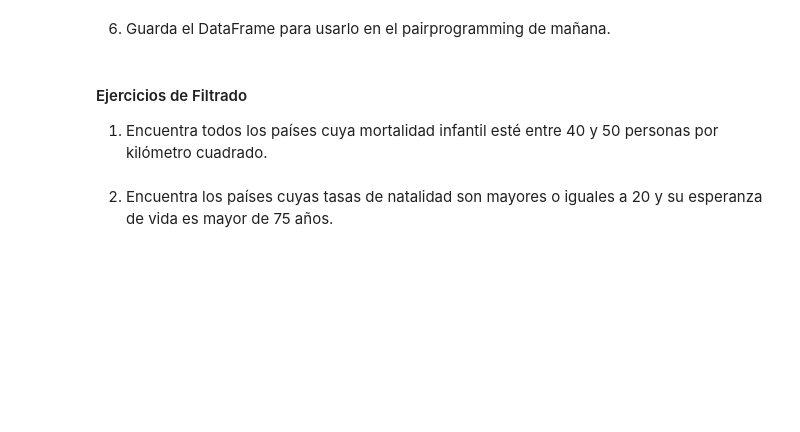
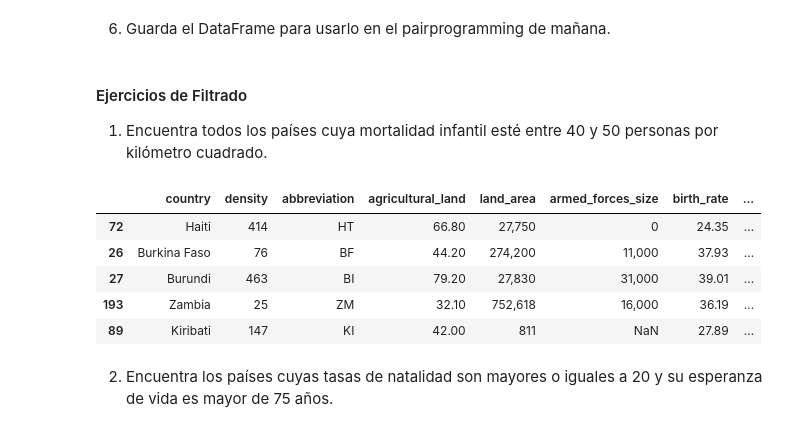
Before and after one commit to DianaG92/adalab-pair_programming-modulo3, a Jupyter notebook: promoH-modulo3-pairprogramming-Union-Limpieza-DIANA_ISA.ipynb, the cells around one changed output. Drawn from its saved outputs; the diff is of its cells as text; code cells hidden in the pictures; blank space fills up the shorter version.

```diff
--- a/promoH-modulo3-pairprogramming-Union-Limpieza-DIANA_ISA.ipynb
+++ b/promoH-modulo3-pairprogramming-Union-Limpieza-DIANA_ISA.ipynb
@@ -140,5 +145,16 @@ df_merged.head()
 # %% [markdown]
 #### Ejercicios de Filtrado
 1. Encuentra todos los países cuya mortalidad infantil esté entre 40 y 50 personas por kilómetro cuadrado.
+# %%
+mortalidad_infantil = df_merged[df_merged["infant_mortality"].between(40, 50)]
+
+mortalidad_infantil.sample(5)
+# %% [output]
+|  | country | density | abbreviation | agricultural_land | land_area | armed_forces_size | birth_rate | ... |
+| 72 | Haiti | 414 | HT | 66.80 | 27,750 | 0 | 24.35 | ... |
+| 26 | Burkina Faso | 76 | BF | 44.20 | 274,200 | 11,000 | 37.93 | ... |
+| 27 | Burundi | 463 | BI | 79.20 | 27,830 | 31,000 | 39.01 | ... |
+| 193 | Zambia | 25 | ZM | 32.10 | 752,618 | 16,000 | 36.19 | ... |
+| 89 | Kiribati | 147 | KI | 42.00 | 811 | NaN | 27.89 | ... |
 # %% [markdown]
 2. Encuentra los países cuyas tasas de natalidad son mayores o iguales a 20 y su esperanza de vida es mayor de 75 años.
```
Also changed, not shown: parts of 18 cells of this notebook, 1 other file.
